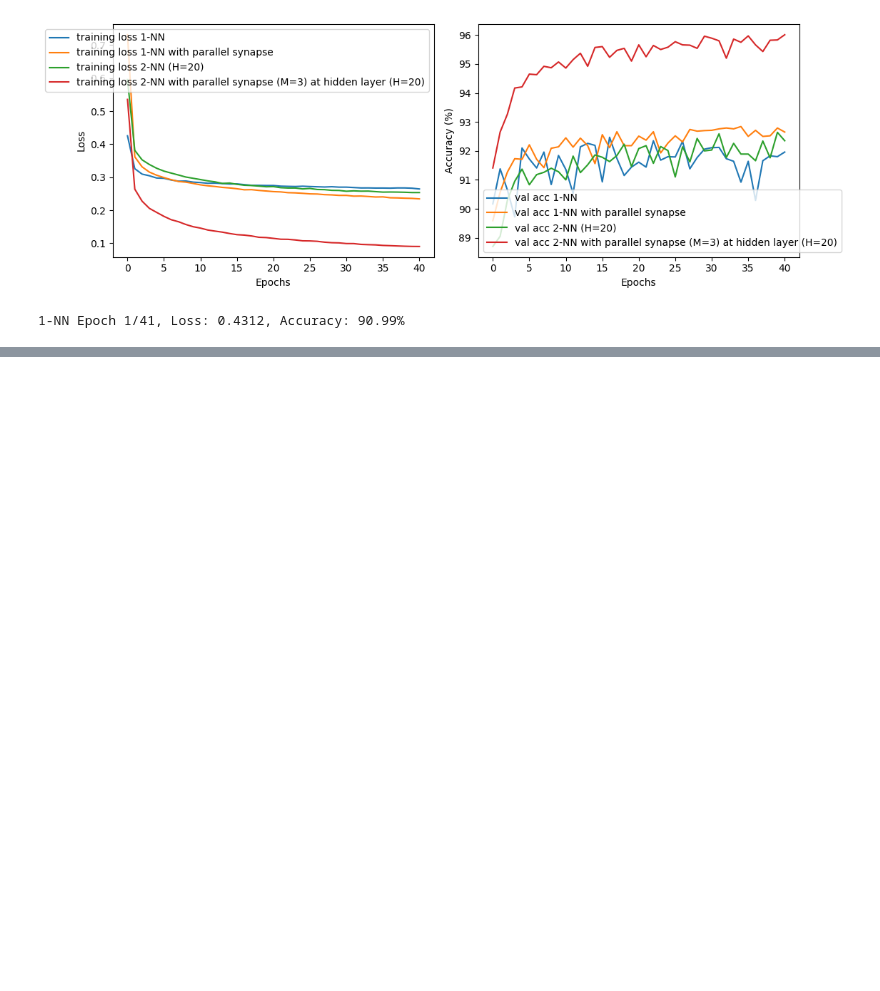
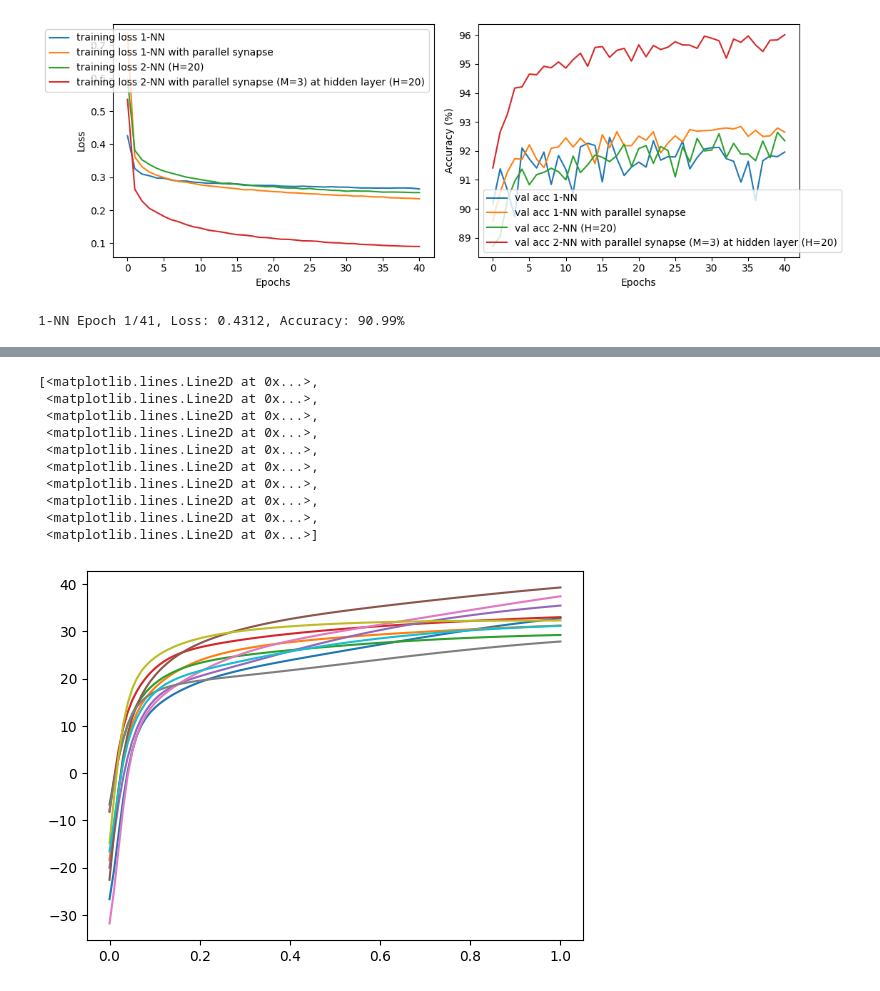
Before and after one commit to london-and-tequila/parallel_synapse_MNIST, a Jupyter notebook: 10-06-2023-Test_parallel_syn_improved_structure.ipynb, the cells around one changed output, grey strips where cells are left out. Drawn from its saved outputs; the diff is of its cells as text; code cells hidden in the pictures; blank space fills up the shorter version.

```diff
--- a/10-06-2023-Test_parallel_syn_improved_structure.ipynb
+++ b/10-06-2023-Test_parallel_syn_improved_structure.ipynb
@@ -210,0 +270,4 @@ for i in range(5):
+# %%
+input = torch.linspace(0, 1, 100).view(-1,1).repeat(1, 10) #
+
+f = df.models[0]['2-NN with parallel synapse (M=3) at hidden layer (H=10)'].parallel_synapse
@@ -210,0 +278,14 @@ for i in range(5):
+# %%
+plt.plot(input[:,0].numpy(), f(input).detach().numpy())
+# %% [output]
+[<matplotlib.lines.Line2D at 0x...>,
+ <matplotlib.lines.Line2D at 0x...>,
+ <matplotlib.lines.Line2D at 0x...>,
+ <matplotlib.lines.Line2D at 0x...>,
+ <matplotlib.lines.Line2D at 0x...>,
+ <matplotlib.lines.Line2D at 0x...>,
+ <matplotlib.lines.Line2D at 0x...>,
+ <matplotlib.lines.Line2D at 0x...>,
+ <matplotlib.lines.Line2D at 0x...>,
+ <matplotlib.lines.Line2D at 0x...>]
+[figure, added]
```
Also changed, not shown: parts of 9 cells of this notebook, 4 other files.
